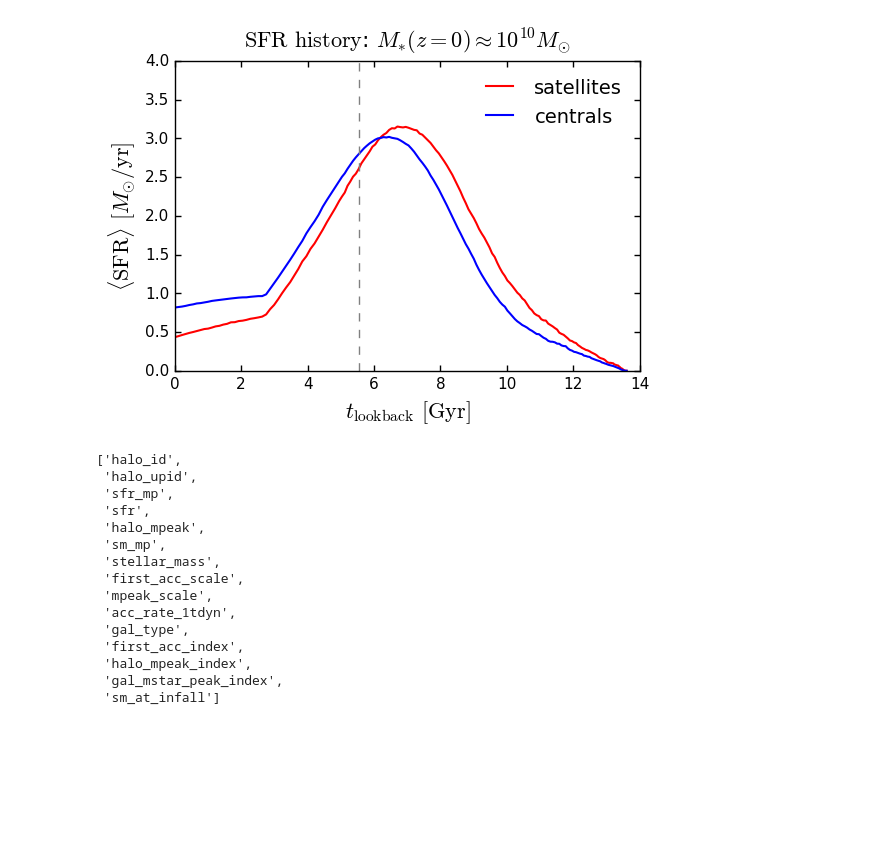
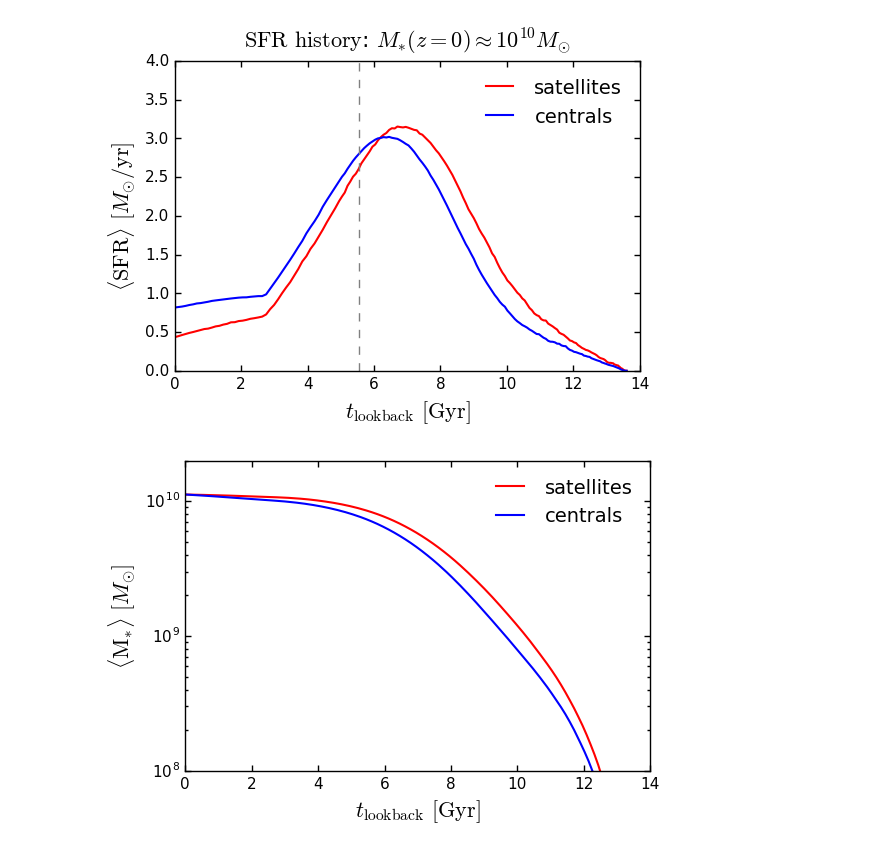
Before and after one commit to aphearin/time_evolving_cam_utils, a Jupyter notebook: pre_infall_history_comparison.ipynb, the cells around one changed output. Cells and saved outputs as stored; diff of their text form; code cells hidden in the pictures; blank space fills up the shorter version.

Commit message:
Now also plotting sm_history_cens_sats_comparison.pdf

```diff
--- a/pre_infall_history_comparison.ipynb
+++ b/pre_infall_history_comparison.ipynb
@@ -259,21 +259,39 @@ fig.savefig('FIGS/sfr_history_cens_sats_comparison',
             bbox_extra_artists=[xlabel, ylabel], bbox_inches='tight')
 # %% [output]
 [figure]
-# %%
-sats.keys()
-# %% [output]
-['halo_id',
- 'halo_upid',
- 'sfr_mp',
- 'sfr',
- 'halo_mpeak',
- 'sm_mp',
- 'stellar_mass',
- 'first_acc_scale',
- 'mpeak_scale',
- 'acc_rate_1tdyn',
- 'gal_type',
- 'first_acc_index',
- 'halo_mpeak_index',
- 'gal_mstar_peak_index',
- 'sm_at_infall']
+# %%
+low, high = 10**10, 10**10.1
+sats_sm_z0_mask = (sats['stellar_mass'] >= low) & (sats['stellar_mass'] < high)
+sats_sm_history = np.mean(sats['sm_mp'][sats_sm_z0_mask], axis=0)
+
+cens_sm_z0_mask = (cens['stellar_mass'] >= low) & (cens['stellar_mass'] < high)
+cens_sm_history = np.mean(cens['sm_mp'][cens_sm_z0_mask], axis=0)
+# %%
+fig = plt.figure()
+ax = fig.add_subplot(111)
+
+xlabel = ax.set_xlabel(r'$t_{\rm lookback}$ $[{\rm Gyr}]$', fontsize=16)
+ylabel = ax.set_ylabel(r'$\langle{\rm M_{\ast}}\rangle$ $[M_{\odot}]$', fontsize=16)
+# title = ax.set_title(r'${\rm M_{\ast}}$ ${\rm history}$', fontsize=16, y=1.02) # y param fixes an overhanging title
+
+ax.plot(cosmic_age_array[-1]-cosmic_age_array, sats_sm_history,
+         linewidth=1.5, color='red', label='satellites')
+ax.plot(cosmic_age_array[-1]-cosmic_age_array, cens_sm_history,
+         linewidth=1.5, color='blue', label='centrals')
+
+ax.plot(np.zeros(100) + median_infall_time, np.arange(100), '--', color='gray')
+
+plt.xlim(xmin = 0, xmax=14)
+plt.ylim(ymin = 1e8, ymax = 2e10)
+plt.yscale('log')
+plt.xticks(fontsize=11); plt.yticks(fontsize=11)
+ax.tick_params(axis='x', length=4, width=1, which='major')
+ax.tick_params(axis='x', length=2, width=1, which='minor')
+ax.tick_params(axis='y', length=4, width=1, which='major')
+ax.tick_params(axis='y', length=2, width=1, which='minor')
+
+plt.legend(frameon=False, loc='best', fontsize=14)
+fig.savefig('FIGS/sm_history_cens_sats_comparison.pdf',
+            bbox_extra_artists=[xlabel, ylabel], bbox_inches='tight')
+# %% [output]
+[figure, added]
```
Also changed, not shown: parts of 1 cell of this notebook, 2 other files.
